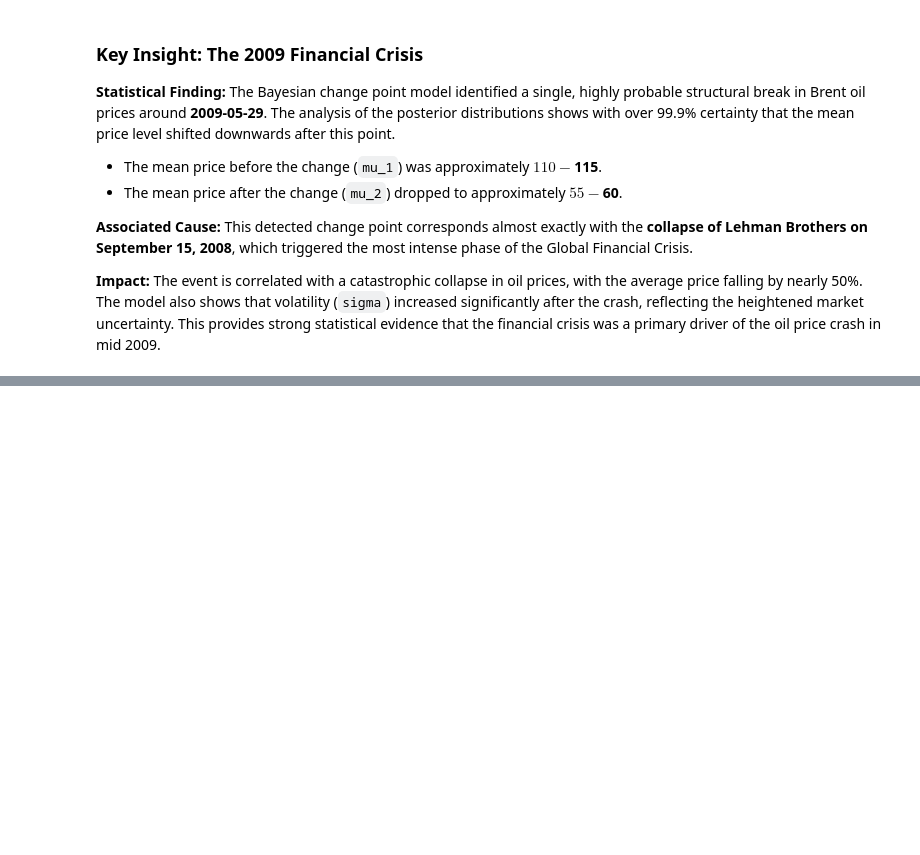
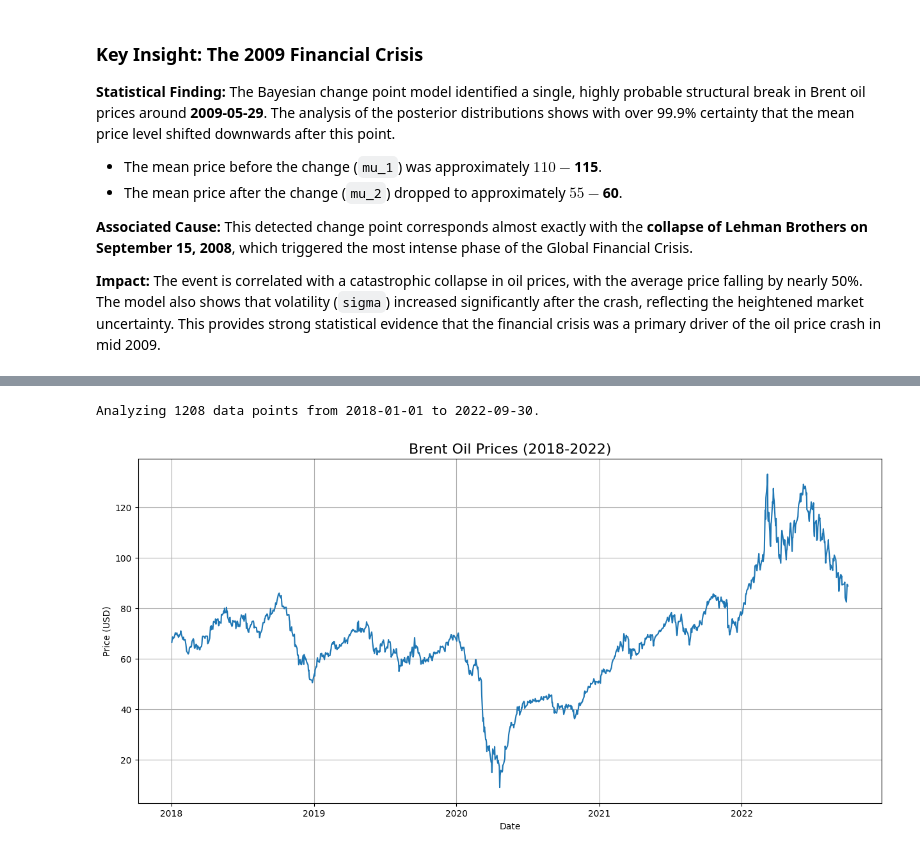
Before and after one commit to fuaSmart/birhan-energies-analysis, a Jupyter notebook: notebooks/brent_oil_analysis.ipynb, the cells around one changed output, grey strips where cells are left out. Cells and saved outputs as stored; diff of their text form; code cells hidden in the pictures; blank space fills up the shorter version.

Commit message:
Added a new change point model for the COVID-19 period and all of task-2

```diff
--- a/notebooks/brent_oil_analysis.ipynb
+++ b/notebooks/brent_oil_analysis.ipynb
@@ -276,0 +283,21 @@ Most probable change point detected on: 2009-05-29
+# %%
+start_date_multi = '2018-01-01'
+end_date_multi = '2022-09-30'
+multi_period_df = prices_df.loc[start_date_multi:end_date_multi]
+
+prices_multi = multi_period_df['Price'].values
+dates_multi = multi_period_df.index
+n_points = len(prices_multi)
+
+print(f"Analyzing {n_points} data points from {start_date_multi} to {end_date_multi}.")
+
+plt.figure(figsize=(15, 7))
+plt.plot(dates_multi, prices_multi)
+plt.title('Brent Oil Prices (2018-2022)', fontsize=16)
+plt.xlabel('Date')
+plt.ylabel('Price (USD)')
+plt.grid(True)
+plt.show()
+# %% [output]
+Analyzing 1208 data points from 2018-01-01 to 2022-09-30.
+[figure, added]
```
Also changed, not shown: parts of 6 cells of this notebook.
